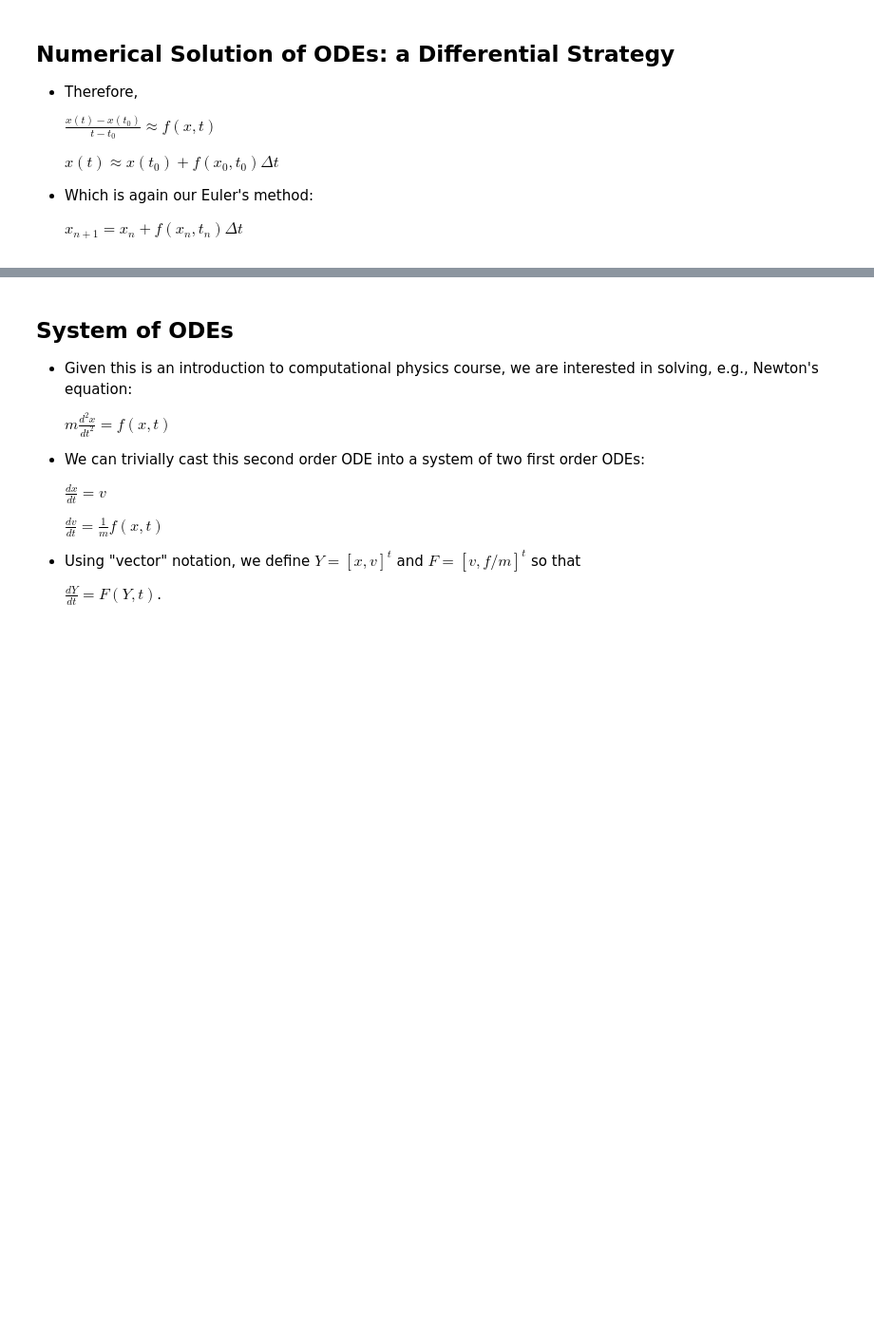
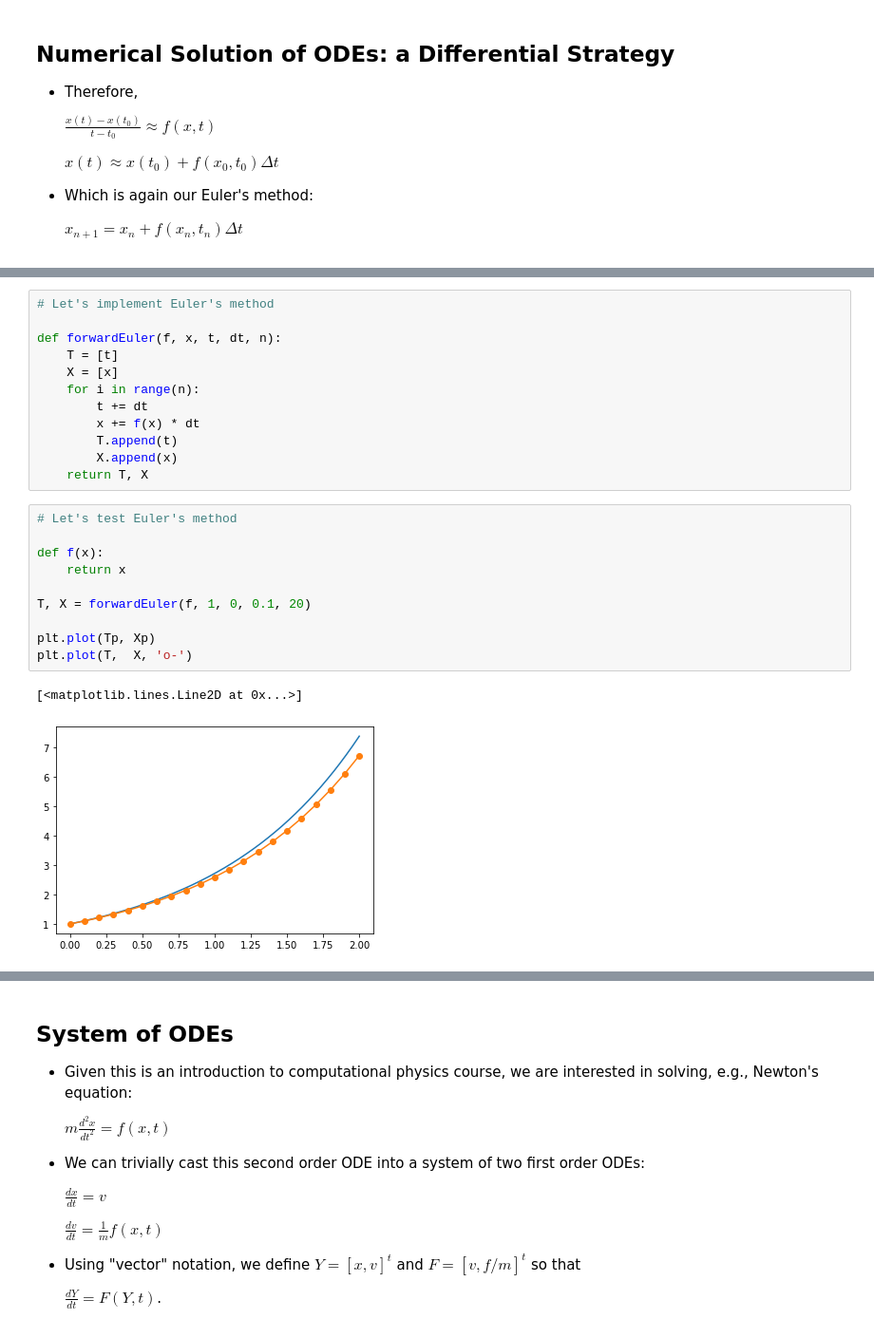
Before and after one commit to uarizona-2021spring-phys105a/phys105a, a Jupyter notebook: 11/ode1.ipynb, the cells around one changed output, grey strips where cells are left out. Shown at 95% size. Drawn from its saved outputs; the diff is of its cells as text; blank space fills up the shorter version.

```diff
--- a/11/ode1.ipynb
+++ b/11/ode1.ipynb
@@ -107,0 +131,25 @@ Chi-kwan Chan
+# %%
+# Let's implement Euler's method
+
+def forwardEuler(f, x, t, dt, n):
+    T = [t]
+    X = [x]
+    for i in range(n):
+        t += dt
+        x += f(x) * dt
+        T.append(t)
+        X.append(x)
+    return T, X
+# %%
+# Let's test Euler's method
+
+def f(x):
+    return x
+
+T, X = forwardEuler(f, 1, 0, 0.1, 20)
+
+plt.plot(Tp, Xp)
+plt.plot(T,  X, 'o-')
+# %% [output]
+[<matplotlib.lines.Line2D at 0x...>]
+[figure, added]
```
Also changed, not shown: parts of 11 cells of this notebook.
